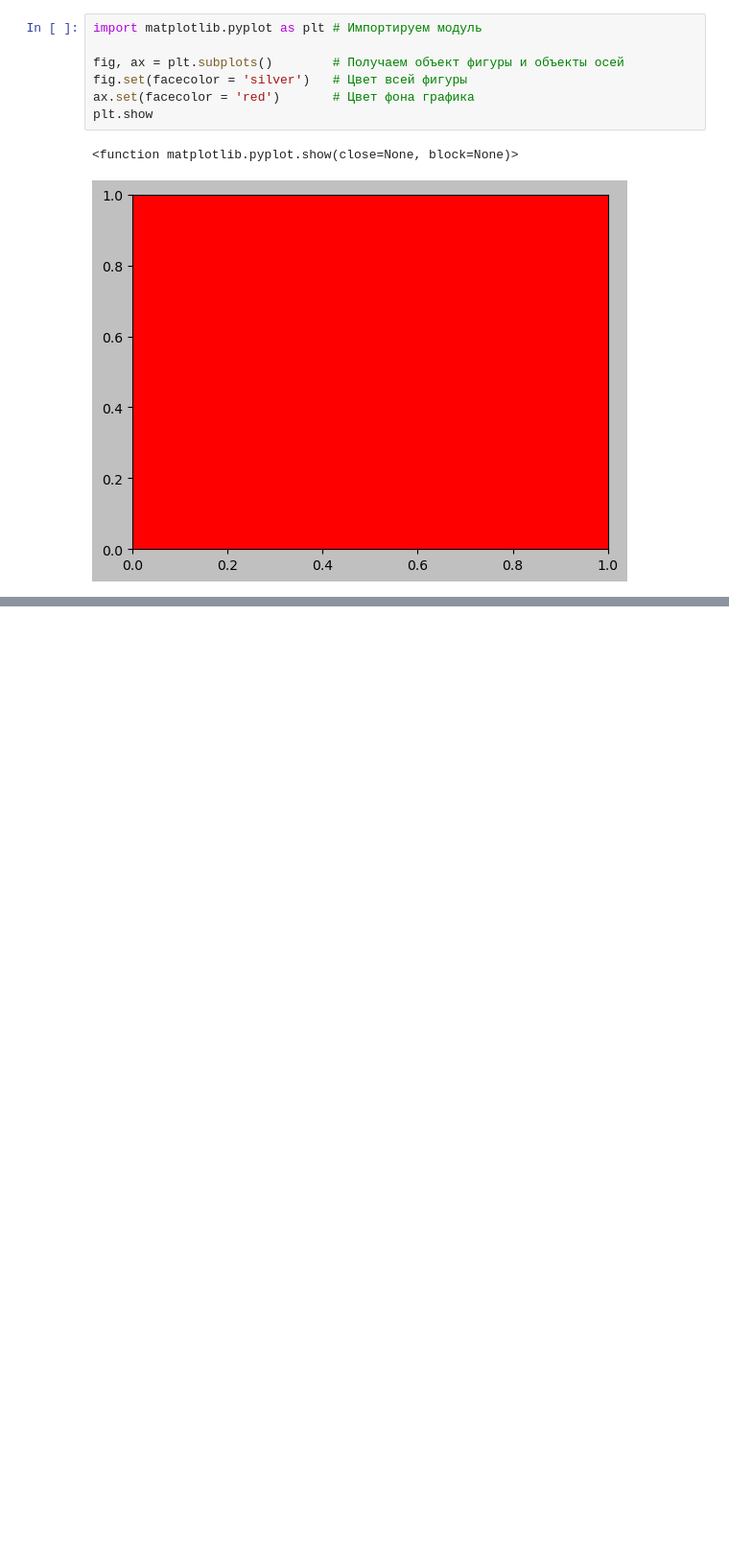
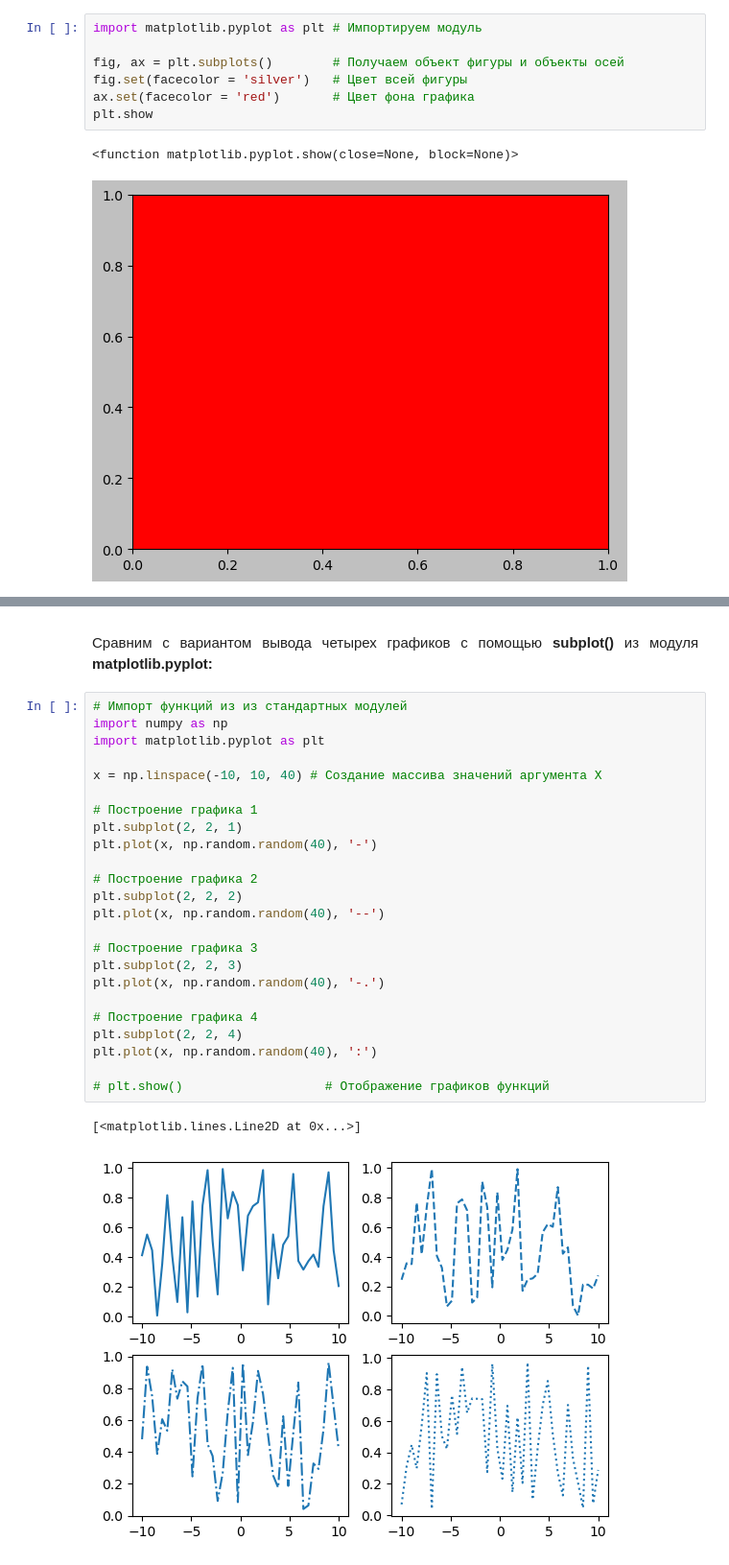
Before and after one commit to vs-sys/Python, a Jupyter notebook: Part Two/Лекции/2-Библиотека Matplotlib.ipynb, the cells around one changed output, grey strips where cells are left out. Shown at 96% size. Saved outputs shown, nothing was run; the diff lists cells and outputs as text; blank space fills up the shorter version.

```diff
--- a/Part Two/Лекции/2-Библиотека Matplotlib.ipynb
+++ b/Part Two/Лекции/2-Библиотека Matplotlib.ipynb
@@ -83,0 +135,29 @@ plt.show() # Отображение графиков функций
+# %% [markdown]
+<div style="text-indent:30px; text-align:justify; margin-top:10px">Сравним с вариантом вывода четырех графиков с помощью <strong>subplot()</strong> из модуля <strong>matplotlib.pyplot:</strong></div>
+# %%
+# Импорт функций из из стандартных модулей
+import numpy as np
+import matplotlib.pyplot as plt
+
+x = np.linspace(-10, 10, 40) # Создание массива значений аргумента X
+
+# Построение графика 1
+plt.subplot(2, 2, 1)
+plt.plot(x, np.random.random(40), '-')
+
+# Построение графика 2
+plt.subplot(2, 2, 2)
+plt.plot(x, np.random.random(40), '--')
+
+# Построение графика 3
+plt.subplot(2, 2, 3)
+plt.plot(x, np.random.random(40), '-.')
+
+# Построение графика 4
+plt.subplot(2, 2, 4)
+plt.plot(x, np.random.random(40), ':')
+
+# plt.show()                   # Отображение графиков функций
+# %% [output]
+[<matplotlib.lines.Line2D at 0x...>]
+[figure, added]
```
Also changed, not shown: parts of 8 cells of this notebook.
